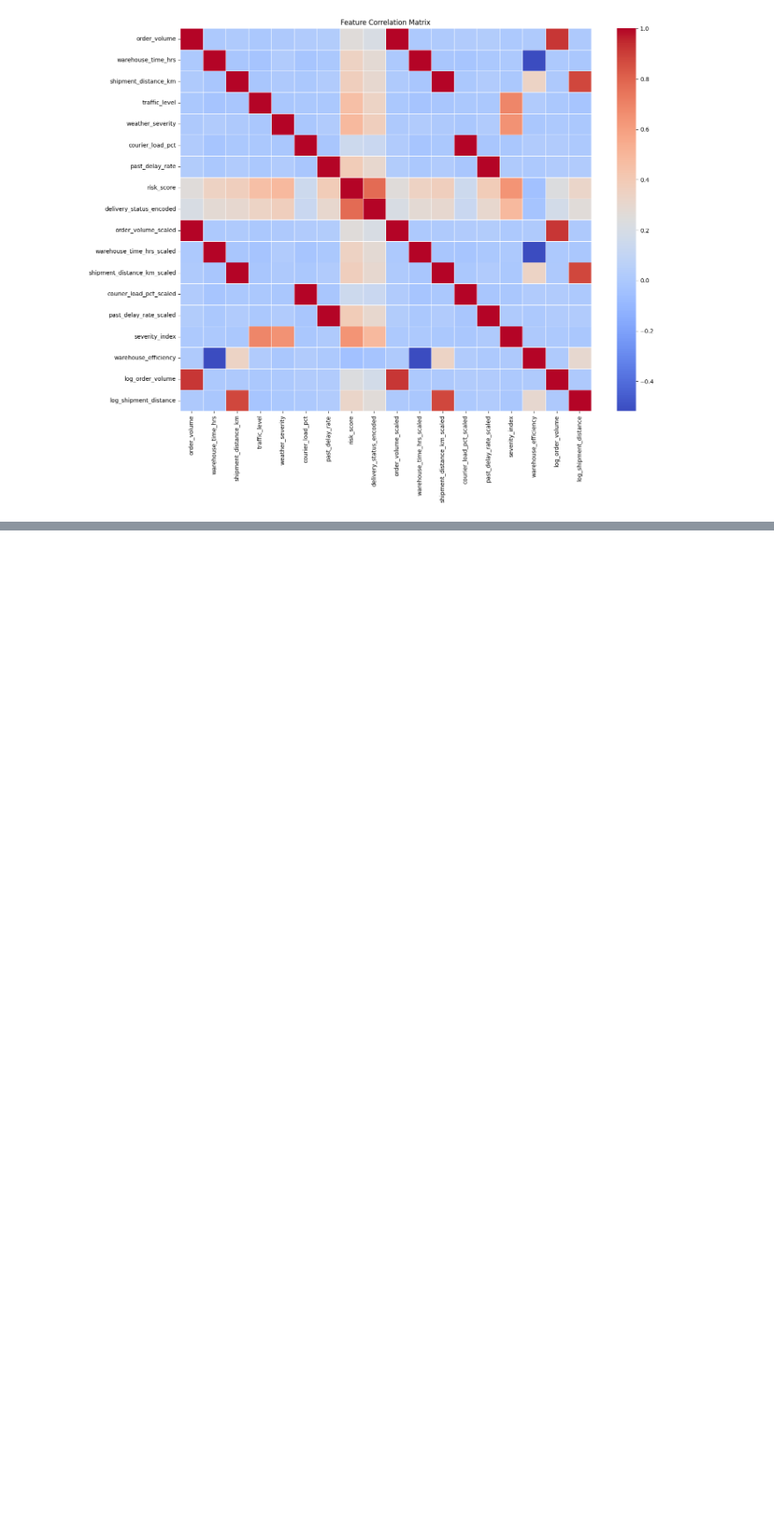
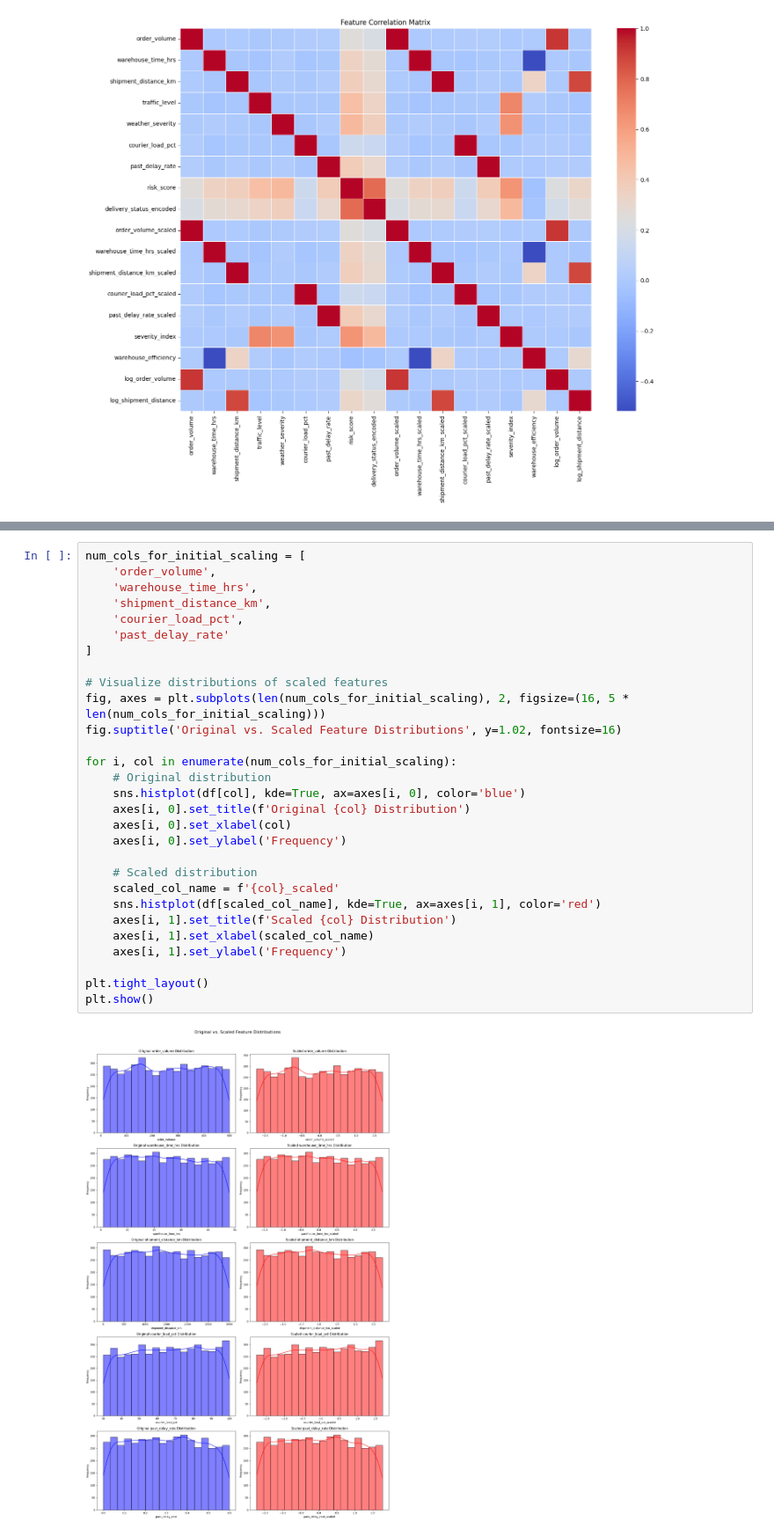
Before and after one commit to Daksh-Aggarwal/Amazon-Supply-Chain-Intelligence-ML-Project, a Jupyter notebook: notebooks/2_preprocessing.ipynb, the cells around one changed output, grey strips where cells are left out. Shown at 88% size. Cells and saved outputs as stored; diff of their text form; blank space fills up the shorter version.

```diff
--- a/notebooks/2_preprocessing.ipynb
+++ b/notebooks/2_preprocessing.ipynb
@@ -166,0 +319,31 @@ Data saved to ../data/processed/processed_delivery_data.csv
+# %%
+num_cols_for_initial_scaling = [
+    'order_volume',
+    'warehouse_time_hrs',
+    'shipment_distance_km',
+    'courier_load_pct',
+    'past_delay_rate'
+]
+
+# Visualize distributions of scaled features
+fig, axes = plt.subplots(len(num_cols_for_initial_scaling), 2, figsize=(16, 5 * len(num_cols_for_initial_scaling)))
+fig.suptitle('Original vs. Scaled Feature Distributions', y=1.02, fontsize=16)
+
+for i, col in enumerate(num_cols_for_initial_scaling):
+    # Original distribution
+    sns.histplot(df[col], kde=True, ax=axes[i, 0], color='blue')
+    axes[i, 0].set_title(f'Original {col} Distribution')
+    axes[i, 0].set_xlabel(col)
+    axes[i, 0].set_ylabel('Frequency')
+
+    # Scaled distribution
+    scaled_col_name = f'{col}_scaled'
+    sns.histplot(df[scaled_col_name], kde=True, ax=axes[i, 1], color='red')
+    axes[i, 1].set_title(f'Scaled {col} Distribution')
+    axes[i, 1].set_xlabel(scaled_col_name)
+    axes[i, 1].set_ylabel('Frequency')
+
+plt.tight_layout()
+plt.show()
+# %% [output]
+[figure, added]
```
Also changed, not shown: parts of 28 cells of this notebook, 1 other file.
